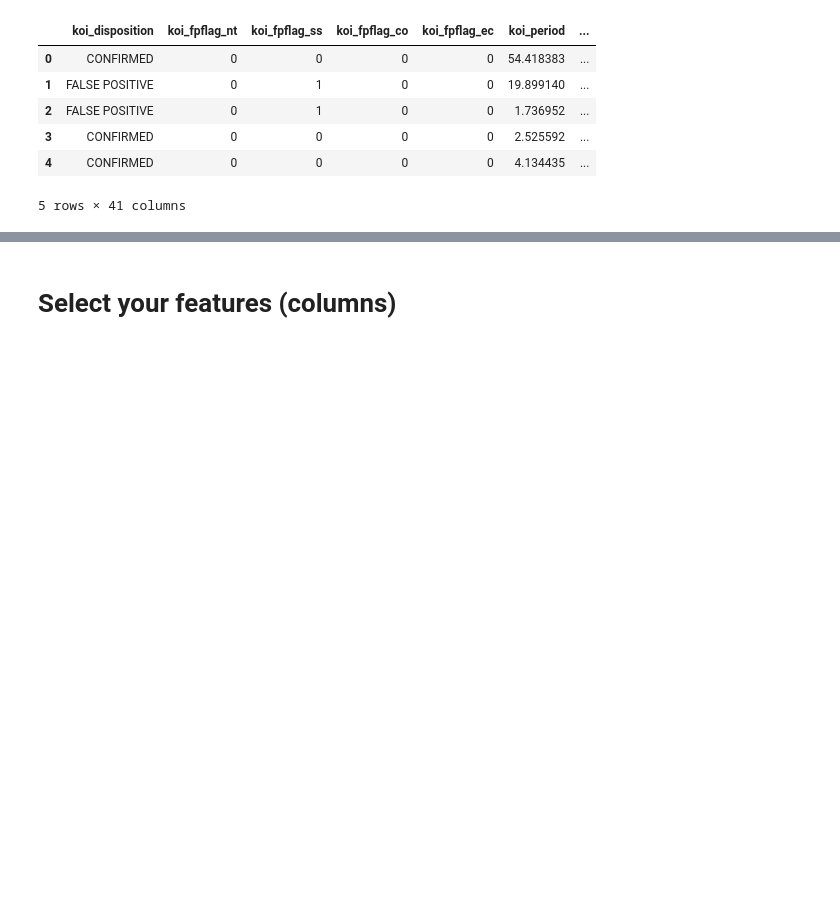
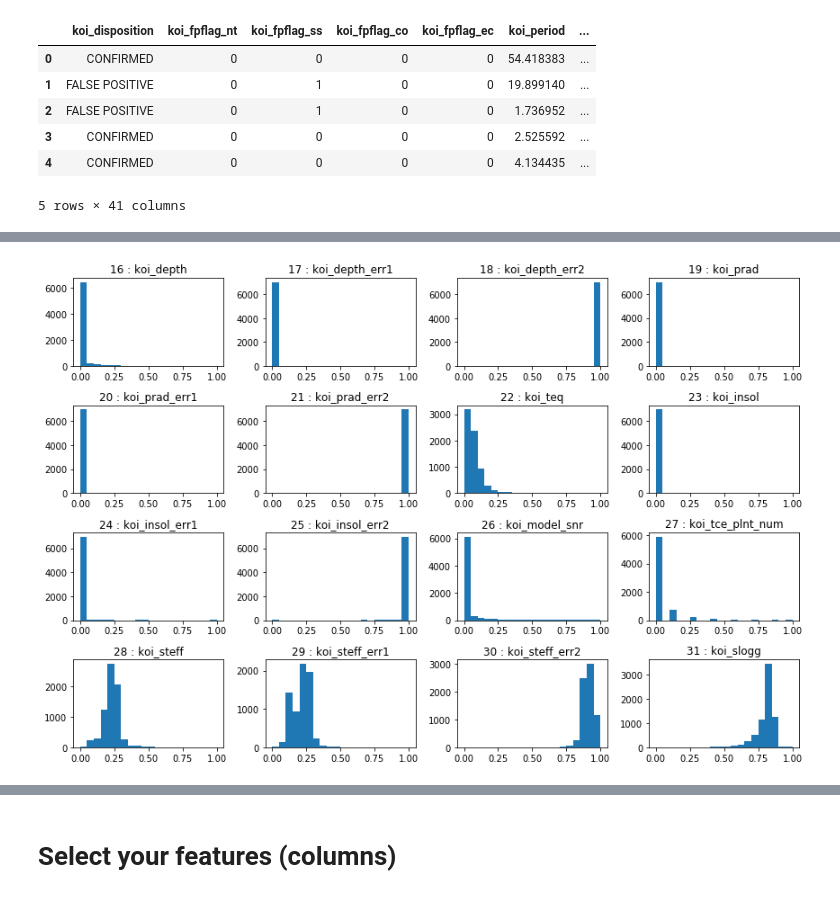
Before and after one commit to chrisholt0222/machine-learning-challenge, a Jupyter notebook: model_1.ipynb, the cells around one changed output, grey strips where cells are left out. Drawn from its saved outputs; the diff is of its cells as text; code cells hidden in the pictures; blank space fills up the shorter version.

```diff
--- a/model_1.ipynb
+++ b/model_1.ipynb
@@ -61,0 +103,21 @@ plt.show()
+# %%
+# Plot histogram of each independent variable
+j = 16 #select the starting field for plots
+fig = plt.figure(figsize=(12,8))
+
+for i in range(16):
+    field1 = testing.columns[j]
+    plt.subplot(4,4,i+1)
+    try:
+        plt.hist(testing[field1], bins=20)
+    except:
+        plt.scatter(0,0)
+
+    plt.title(str(j) + " : " + field1)
+    j=j+1
+
+plt.tight_layout()
+plt.savefig("Images/feature_hist_16_31.png")
+plt.show()
+# %% [output]
+[figure, added]
```
Also changed, not shown: parts of 13 cells of this notebook, 4 other files.
